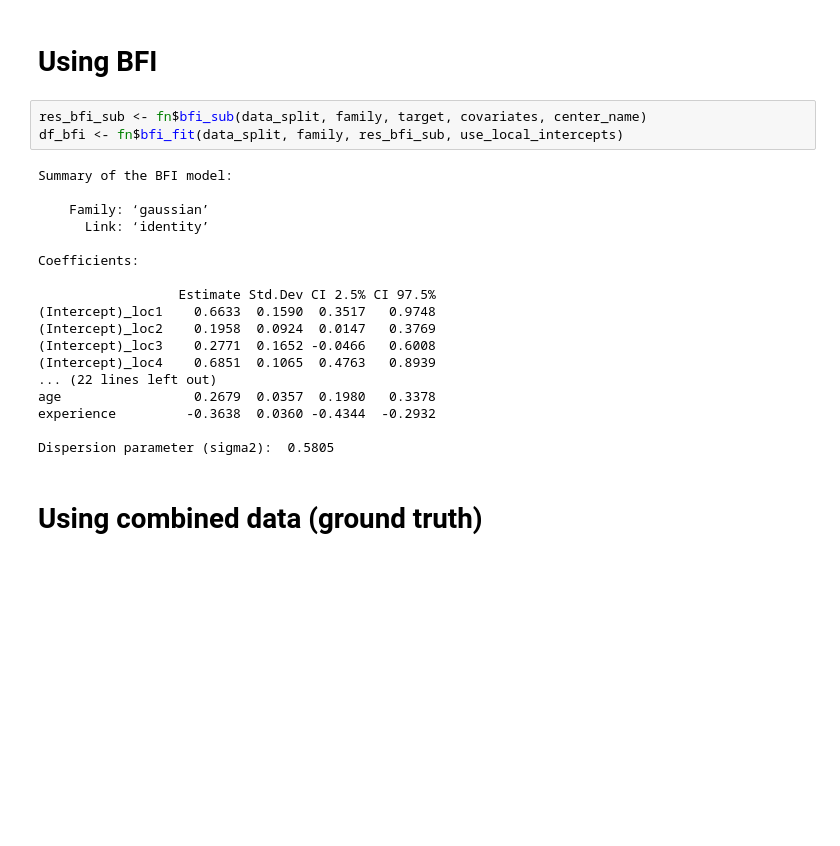
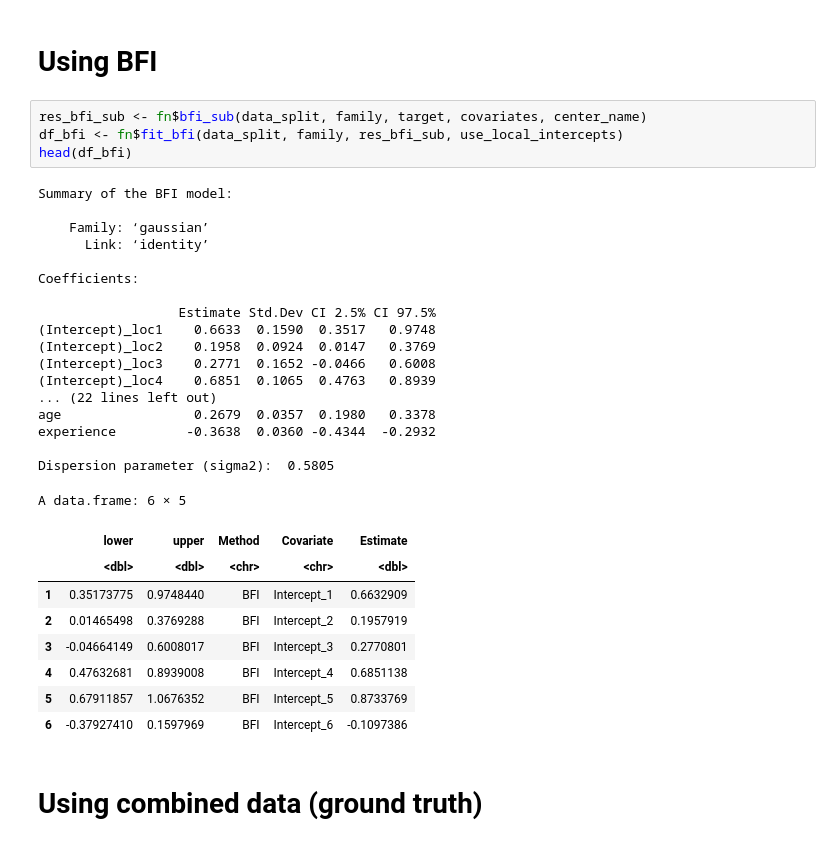
Before and after one commit to lisa-gm/confeR, a Jupyter notebook: notebook.ipynb, the cells around one changed output. Saved outputs shown, nothing was run; the diff lists cells and outputs as text; blank space fills up the shorter version.

```diff
--- a/notebook.ipynb
+++ b/notebook.ipynb
@@ -190,25 +210,35 @@ A data.frame: 4 × 5
 # Using BFI
 # %%
 res_bfi_sub <- fn$bfi_sub(data_split, family, target, covariates, center_name)
-df_bfi <- fn$bfi_fit(data_split, family, res_bfi_sub, use_local_intercepts)
+df_bfi <- fn$fit_bfi(data_split, family, res_bfi_sub, use_local_intercepts)
+head(df_bfi)
 # %% [output]
 Summary of the BFI model:
 
     Family: ‘gaussian’
       Link: ‘identity’
 
 Coefficients:
 
                   Estimate Std.Dev CI 2.5% CI 97.5%
 (Intercept)_loc1    0.6633  0.1590  0.3517   0.9748
 (Intercept)_loc2    0.1958  0.0924  0.0147   0.3769
 (Intercept)_loc3    0.2771  0.1652 -0.0466   0.6008
 (Intercept)_loc4    0.6851  0.1065  0.4763   0.8939
 ... (22 lines left out)
 age                 0.2679  0.0357  0.1980   0.3378
 experience         -0.3638  0.0360 -0.4344  -0.2932
 
 Dispersion parameter (sigma2):  0.5805
+A data.frame: 6 × 5
+|  | lower | upper | Method | Covariate | Estimate |
+|  | <dbl> | <dbl> | <chr> | <chr> | <dbl> |
+| 1 | 0.35173775 | 0.9748440 | BFI | Intercept_1 | 0.6632909 |
+| 2 | 0.01465498 | 0.3769288 | BFI | Intercept_2 | 0.1957919 |
+| 3 | -0.04664149 | 0.6008017 | BFI | Intercept_3 | 0.2770801 |
+| 4 | 0.47632681 | 0.8939008 | BFI | Intercept_4 | 0.6851138 |
+| 5 | 0.67911857 | 1.0676352 | BFI | Intercept_5 | 0.8733769 |
+| 6 | -0.37927410 | 0.1597969 | BFI | Intercept_6 | -0.1097386 |
 # %% [markdown]
 # Using combined data (ground truth)
 # %%
```
Also changed, not shown: parts of 5 cells of this notebook, 3 other files.
